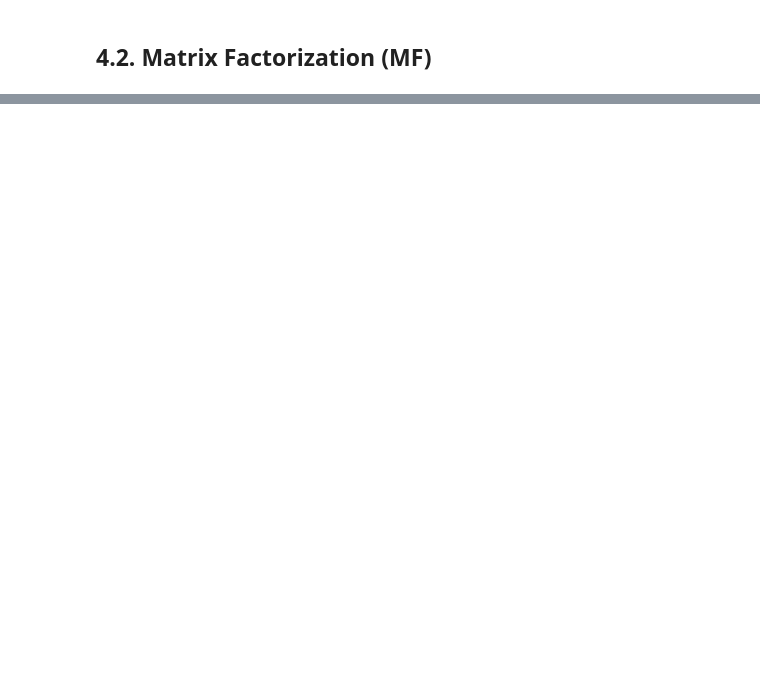
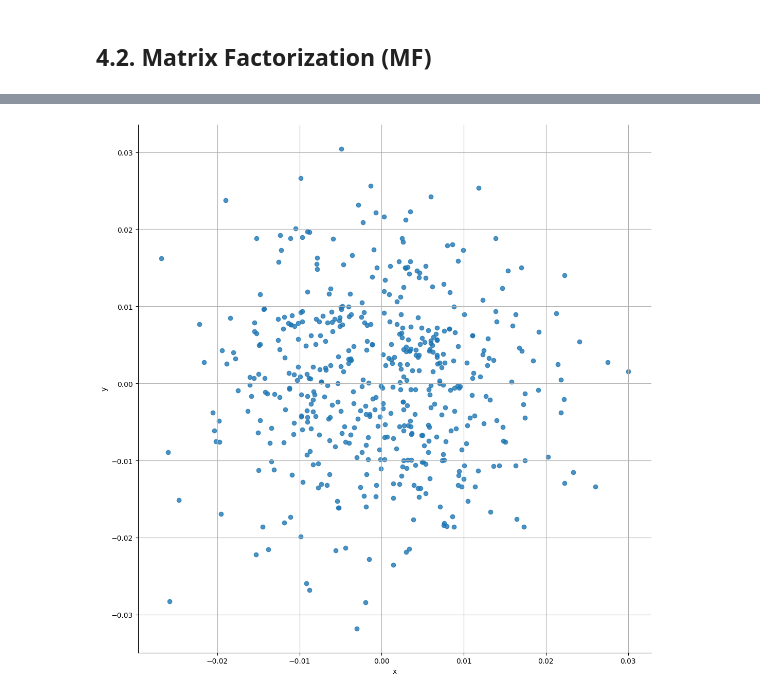
Before and after one commit to SergioCuencaNunez/ml3-music-recommender, a Jupyter notebook: main2.ipynb, the cells around one changed output, grey strips where cells are left out. Saved outputs shown, nothing was run; the diff lists cells and outputs as text; code cells hidden in the pictures; blank space fills up the shorter version.

```diff
--- a/main2.ipynb
+++ b/main2.ipynb
@@ -698,12 +787,15 @@ sns.barplot(x="Factor", y="Variance", data=var_df, hue='Factor', legend=False, a
 # %%
 TOP2F = (0, 2)
 SAMPLE_SIZE = 500
 
 mf = model
 rng = np.random.RandomState(42)
-sample_inds = rng.choice(np.arange(mf.i_factors.shape[0]), size=SAMPLE_SIZE)
-sample_df = pd.DataFrame(data=mf.i_factors[sample_inds][:, TOP2F], columns=["x", "y"])
-sns.lmplot(x="x", y="y", data=sample_df, height=11.0, fit_reg=False)
+sample_inds = rng.choice(np.arange(mf.i_factors.shape[0]), size = SAMPLE_SIZE)
+sample_df = pd.DataFrame(data = mf.i_factors[sample_inds][:, TOP2F], columns = ["x", "y"])
+sns.lmplot(x = "x", y="y", data = sample_df, height=11.0, fit_reg = False)
+plt.grid(True)
+# %% [output]
+[figure, added]
 # %%
 def pick_centroids(data, k):
     indexes = np.random.choice(len(data), size=k, replace=False)
```
Also changed, not shown: parts of 18 cells of this notebook.
